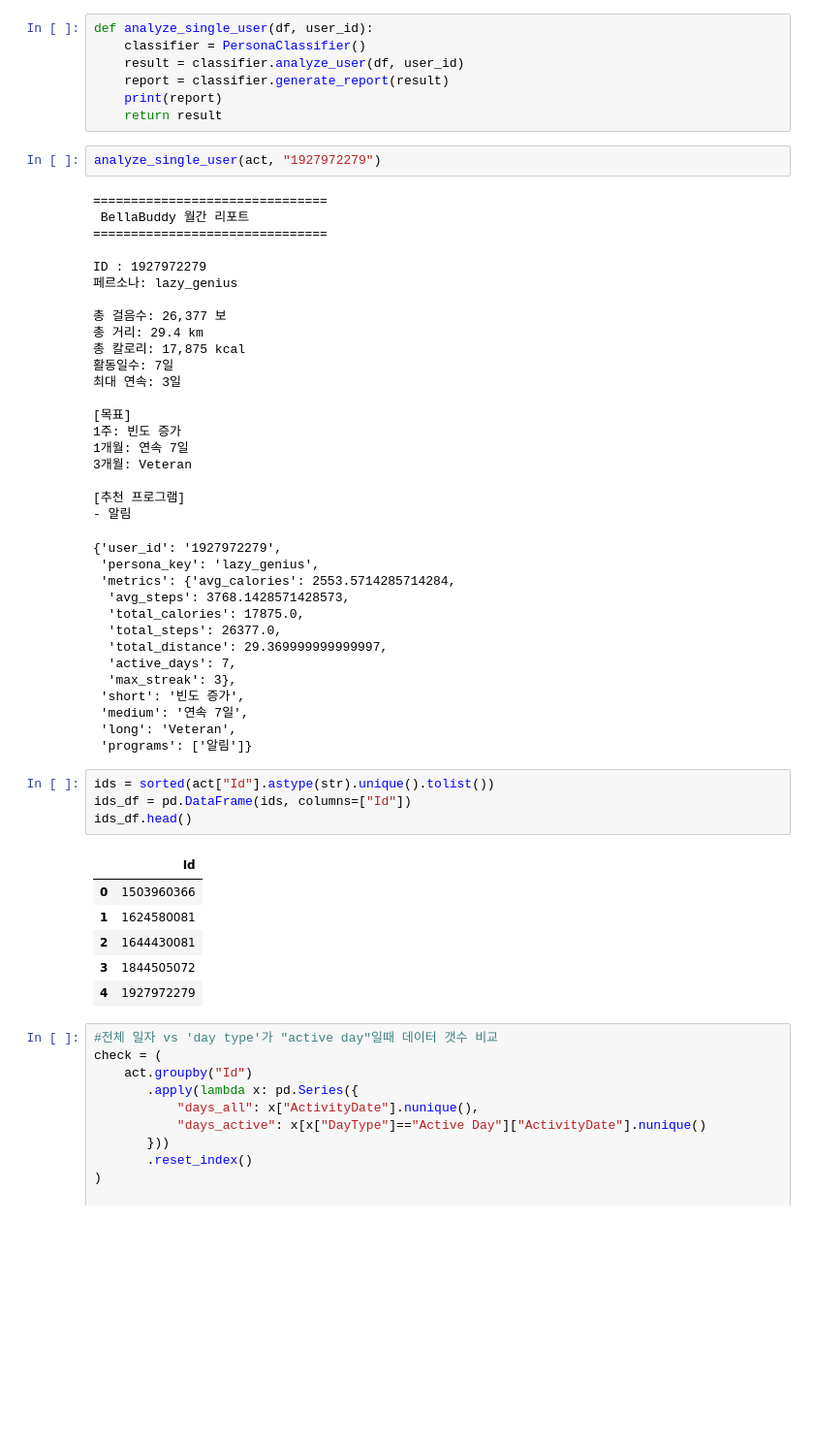
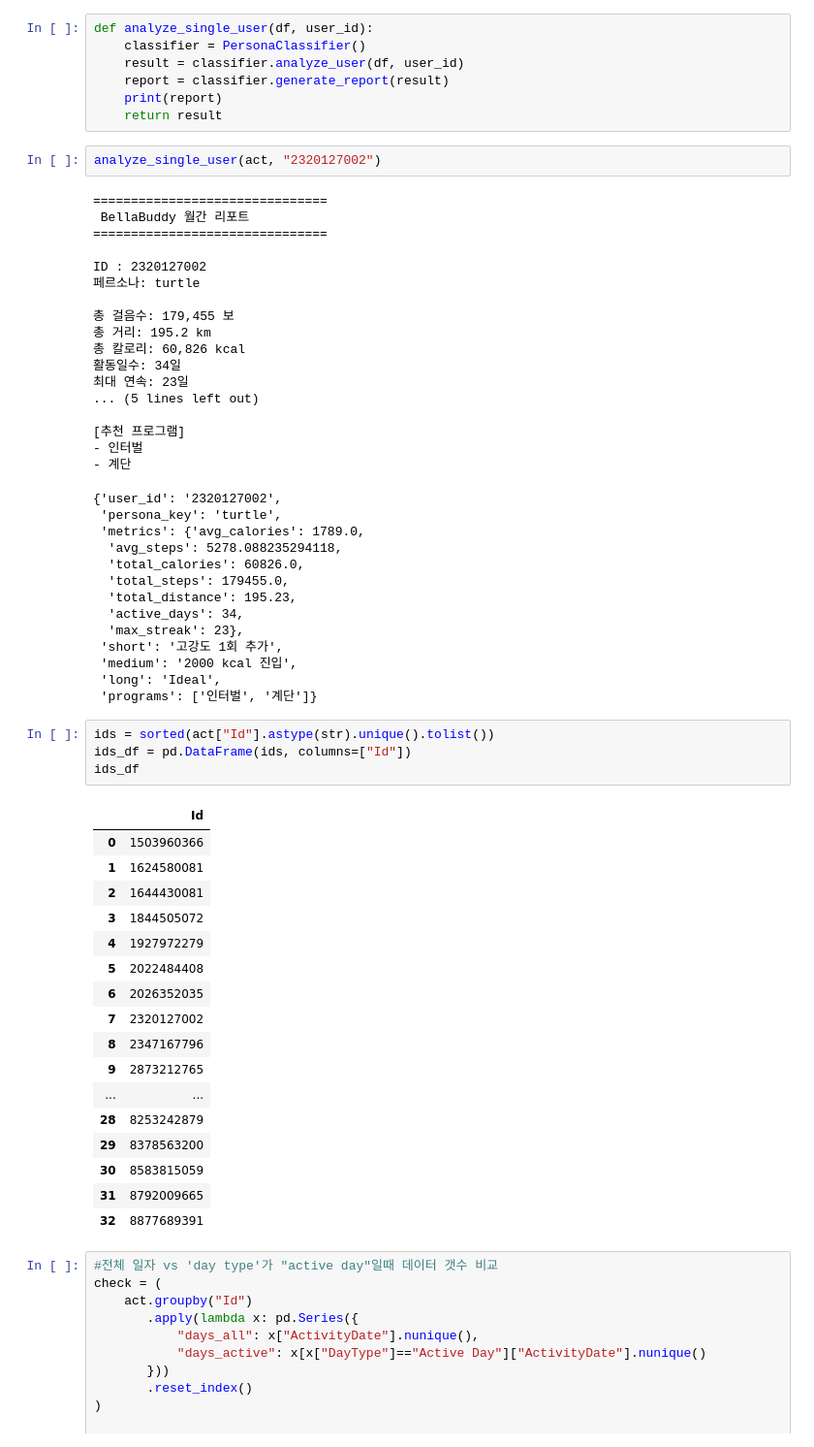
Before and after one commit to jeesy95-creator/sparta_15, a Jupyter notebook: notebooks/code_fixed.ipynb, the cells around one changed output. Shown at 97% size. Drawn from its saved outputs; the diff is of its cells as text; blank space fills up the shorter version.

```diff
--- a/notebooks/code_fixed.ipynb
+++ b/notebooks/code_fixed.ipynb
@@ -517,52 +517,60 @@ def analyze_single_user(df, user_id):
     print(report)
     return result
 # %%
-analyze_single_user(act, "1927972279")
+analyze_single_user(act, "2320127002")
 # %% [output]
 ===============================
  BellaBuddy 월간 리포트
 ===============================
 
-ID : 1927972279
-페르소나: lazy_genius
+ID : 2320127002
+페르소나: turtle
 
-총 걸음수: 26,377 보
-총 거리: 29.4 km
-총 칼로리: 17,875 kcal
-활동일수: 7일
-최대 연속: 3일
-
-[목표]
-1주: 빈도 증가
-1개월: 연속 7일
-3개월: Veteran
+총 걸음수: 179,455 보
+총 거리: 195.2 km
+총 칼로리: 60,826 kcal
+활동일수: 34일
+최대 연속: 23일
+... (5 lines left out)
 
 [추천 프로그램]
-- 알림
+- 인터벌
+- 계단
-{'user_id': '1927972279',
- 'persona_key': 'lazy_genius',
- 'metrics': {'avg_calories': 2553.5714285714284,
-  'avg_steps': 3768.1428571428573,
-  'total_calories': 17875.0,
-  'total_steps': 26377.0,
-  'total_distance': 29.369999999999997,
-  'active_days': 7,
-  'max_streak': 3},
- 'short': '빈도 증가',
- 'medium': '연속 7일',
- 'long': 'Veteran',
- 'programs': ['알림']}
+{'user_id': '2320127002',
+ 'persona_key': 'turtle',
+ 'metrics': {'avg_calories': 1789.0,
+  'avg_steps': 5278.088235294118,
+  'total_calories': 60826.0,
+  'total_steps': 179455.0,
+  'total_distance': 195.23,
+  'active_days': 34,
+  'max_streak': 23},
+ 'short': '고강도 1회 추가',
+ 'medium': '2000 kcal 진입',
+ 'long': 'Ideal',
+ 'programs': ['인터벌', '계단']}
 # %%
 ids = sorted(act["Id"].astype(str).unique().tolist())
 ids_df = pd.DataFrame(ids, columns=["Id"])
-ids_df.head()
+ids_df
 # %% [output]
 |  | Id |
 | 0 | 1503960366 |
 | 1 | 1624580081 |
 | 2 | 1644430081 |
 | 3 | 1844505072 |
 | 4 | 1927972279 |
+| 5 | 2022484408 |
+| 6 | 2026352035 |
+| 7 | 2320127002 |
+| 8 | 2347167796 |
+| 9 | 2873212765 |
+| ... | ... |
+| 28 | 8253242879 |
+| 29 | 8378563200 |
+| 30 | 8583815059 |
+| 31 | 8792009665 |
+| 32 | 8877689391 |
 # %%
 #전체 일자 vs 'day type'가 "active day"일때 데이터 갯수 비교
 check = (
```
Also changed, not shown: parts of 1 cell of this notebook, 1 other file.
